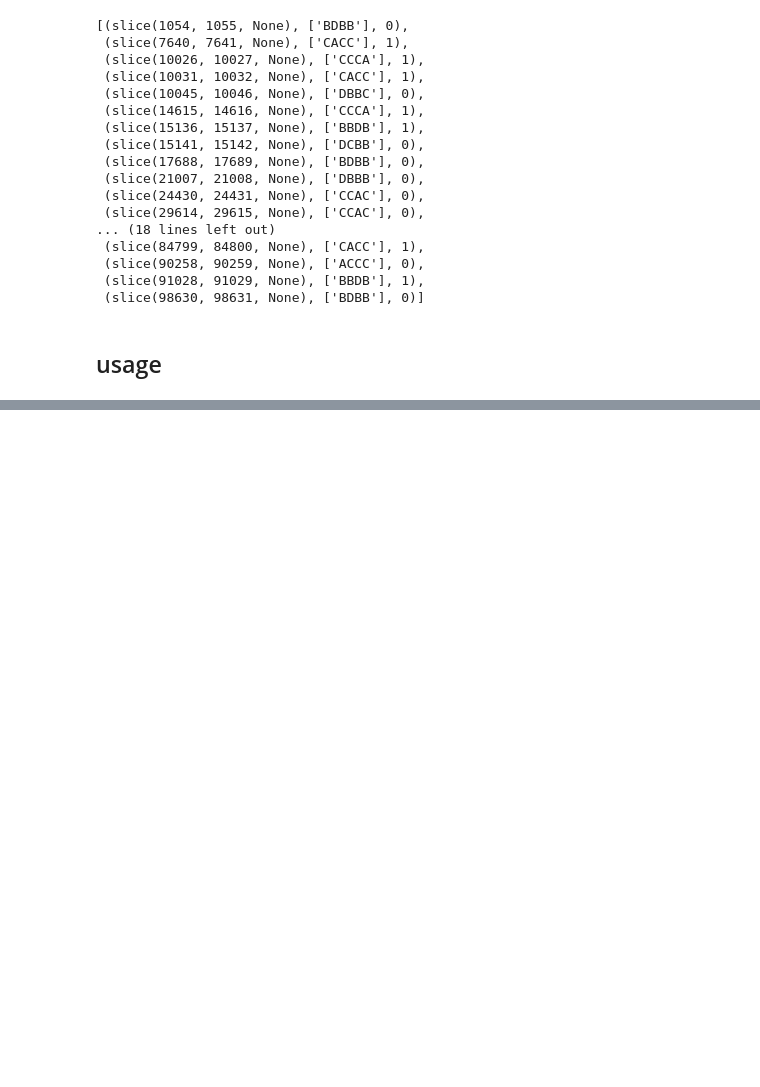
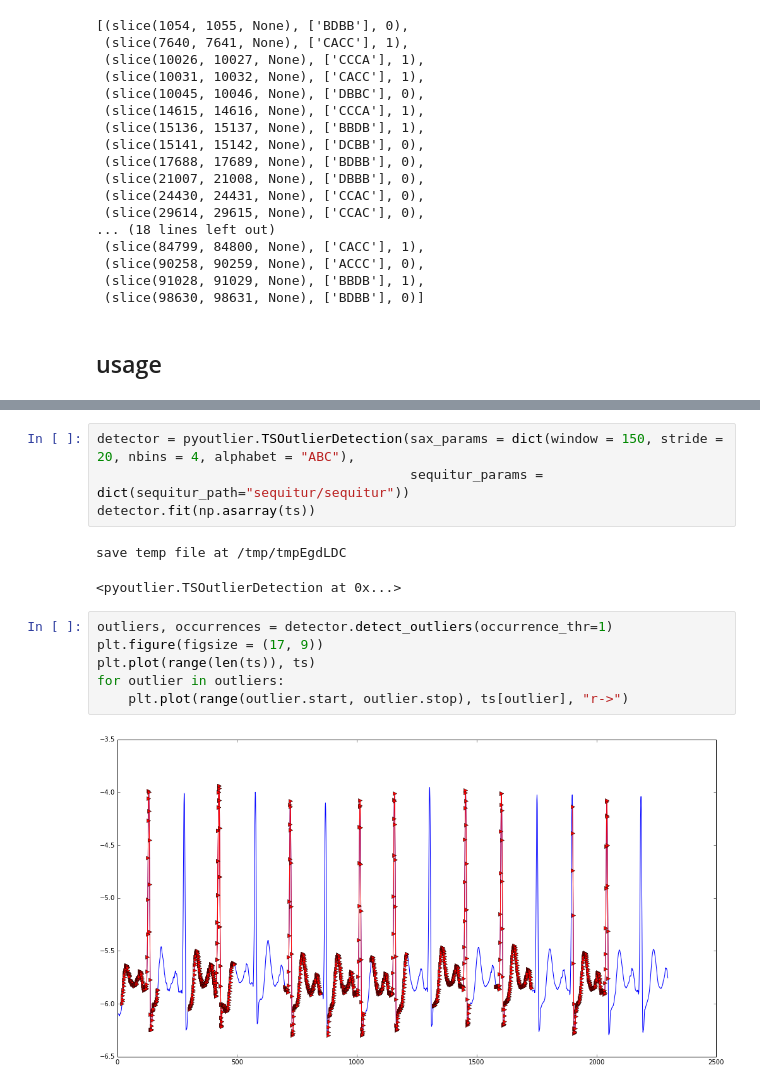
Before and after one commit to dolaameng/pysax, a Jupyter notebook: Tutorial-pyoutlier.ipynb, the cells around one changed output, grey strips where cells are left out. Saved outputs shown, nothing was run; the diff lists cells and outputs as text; blank space fills up the shorter version.

```diff
--- a/Tutorial-pyoutlier.ipynb
+++ b/Tutorial-pyoutlier.ipynb
@@ -95,0 +132,15 @@ for outlier in outliers:
+# %%
+detector = pyoutlier.TSOutlierDetection(sax_params = dict(window = 150, stride = 20, nbins = 4, alphabet = "ABC"),
+                                        sequitur_params = dict(sequitur_path="sequitur/sequitur"))
+detector.fit(np.asarray(ts))
+# %% [output]
+save temp file at /tmp/tmpEgdLDC
+<pyoutlier.TSOutlierDetection at 0x...>
+# %%
+outliers, occurrences = detector.detect_outliers(occurrence_thr=1)
+plt.figure(figsize = (17, 9))
+plt.plot(range(len(ts)), ts)
+for outlier in outliers:
+    plt.plot(range(outlier.start, outlier.stop), ts[outlier], "r->")
+# %% [output]
+[figure, added]
```
Also changed, not shown: parts of 12 cells of this notebook, 11 other files.
